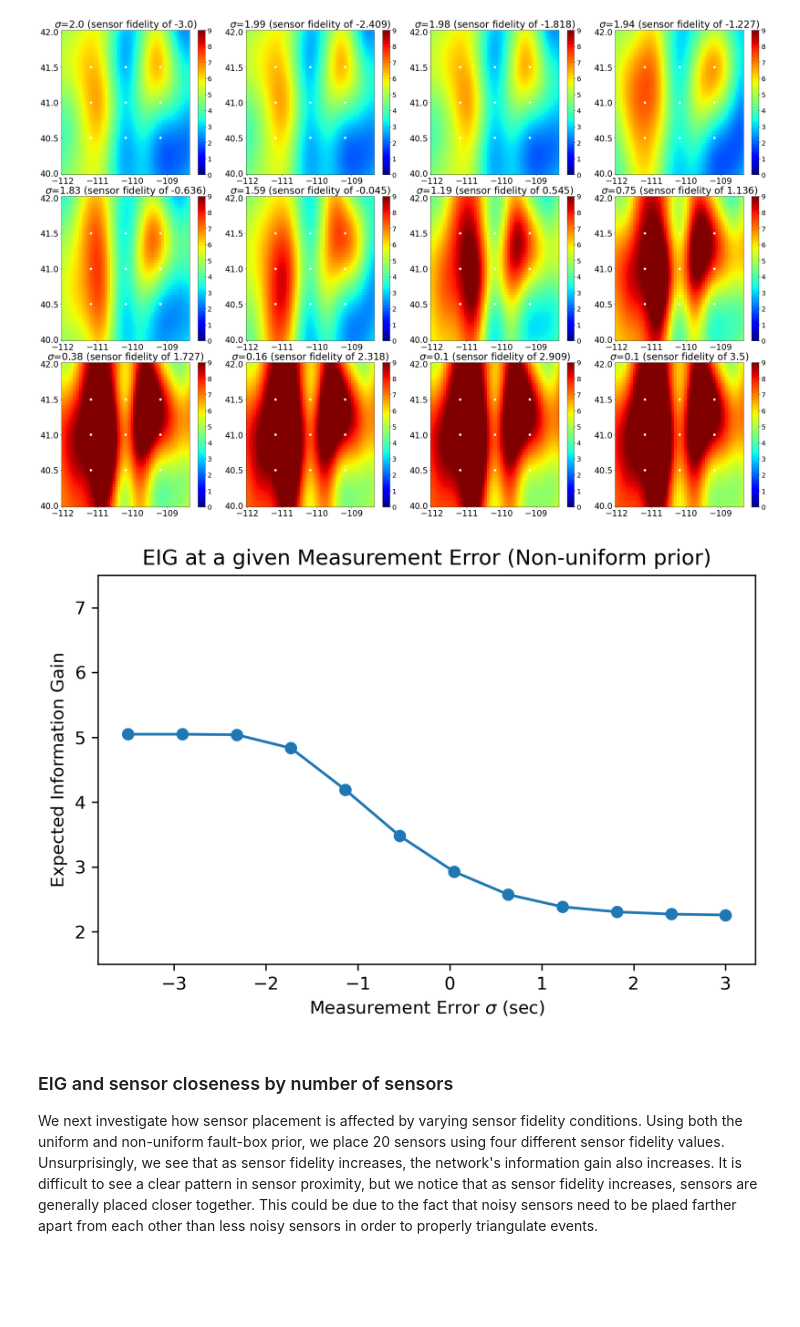
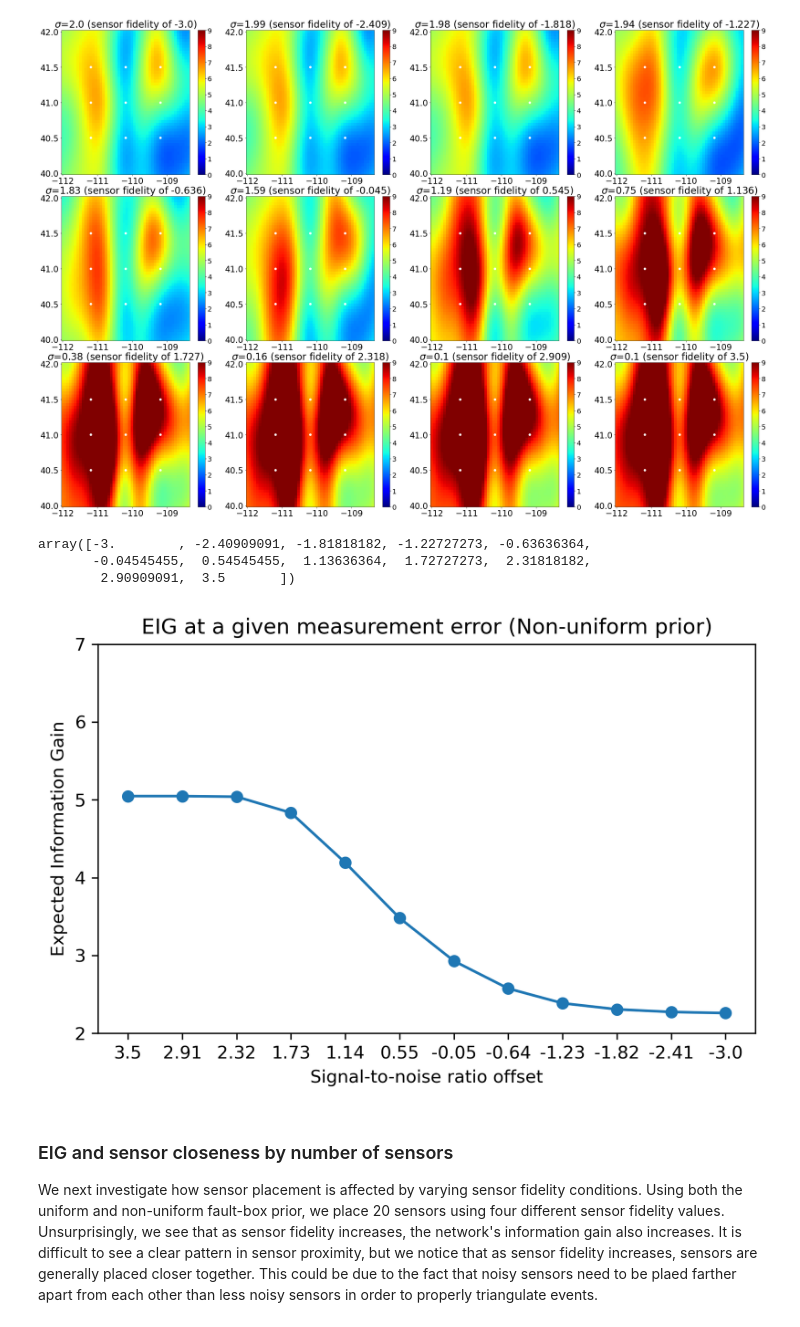
Before and after one commit to sandialabs/seismic_boed, a Jupyter notebook: fidelity_vis.ipynb, the cells around one changed output. Saved outputs shown, nothing was run; the diff lists cells and outputs as text; code cells hidden in the pictures; blank space fills up the shorter version.

```diff
--- a/fidelity_vis.ipynb
+++ b/fidelity_vis.ipynb
@@ -478,19 +478,25 @@ plt.savefig('fidelity_grid_faultbox.png',dpi=300)
 plt.show()
 # %% [output]
 [figure]
+# %%
+nums
+# %% [output]
+array([-3.        , -2.40909091, -1.81818182, -1.22727273, -0.63636364,
+       -0.04545455,  0.54545455,  1.13636364,  1.72727273,  2.31818182,
+        2.90909091,  3.5       ])
 # %%
 plt.figure(dpi=300)
 plt.plot(-1*nums, eigs,marker='o')
-# plt.xticks(ticks = -1*nums, labels=[np.round(num,3) for num in stds])
-plt.title('EIG at a given Measurement Error (Non-uniform prior)')
-plt.xlabel('Measurement Error $\sigma$ (sec)')
+plt.xticks(ticks = -1*nums, labels=np.round(nums,2))
+plt.title('EIG at a given measurement error (Non-uniform prior)')
+plt.xlabel('Signal-to-noise ratio offset')
 plt.ylabel('Expected Information Gain')
 plt.tight_layout()
 plt.savefig('eig_curve_faultbox.pdf')
-plt.ylim(1.5,7.5)
+plt.ylim(2,7)
 plt.show()
 # %% [output]
-[figure, old version]
+[figure, new version]
 # %% [markdown]
 ### EIG and sensor closeness by number of sensors
 We next investigate how sensor placement is affected by varying sensor fidelity conditions. Using both the uniform and non-uniform fault-box prior, we place 20 sensors using four different sensor fidelity values. Unsurprisingly, we see that as sensor fidelity increases, the network's information gain also increases. It is difficult to see a clear pattern in sensor proximity, but we notice that as sensor fidelity increases, sensors are generally placed closer together. This could be due to the fact that noisy sensors need to be plaed farther apart from each other than less noisy sensors in order to properly triangulate events.
```
Also changed, not shown: parts of 2 cells of this notebook.
